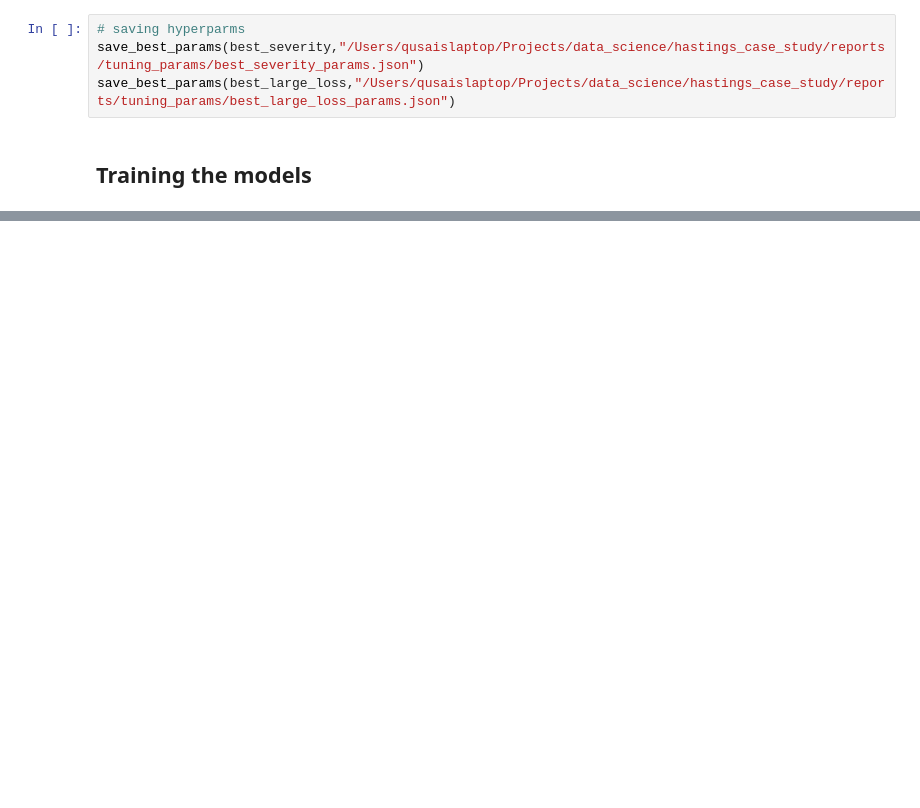
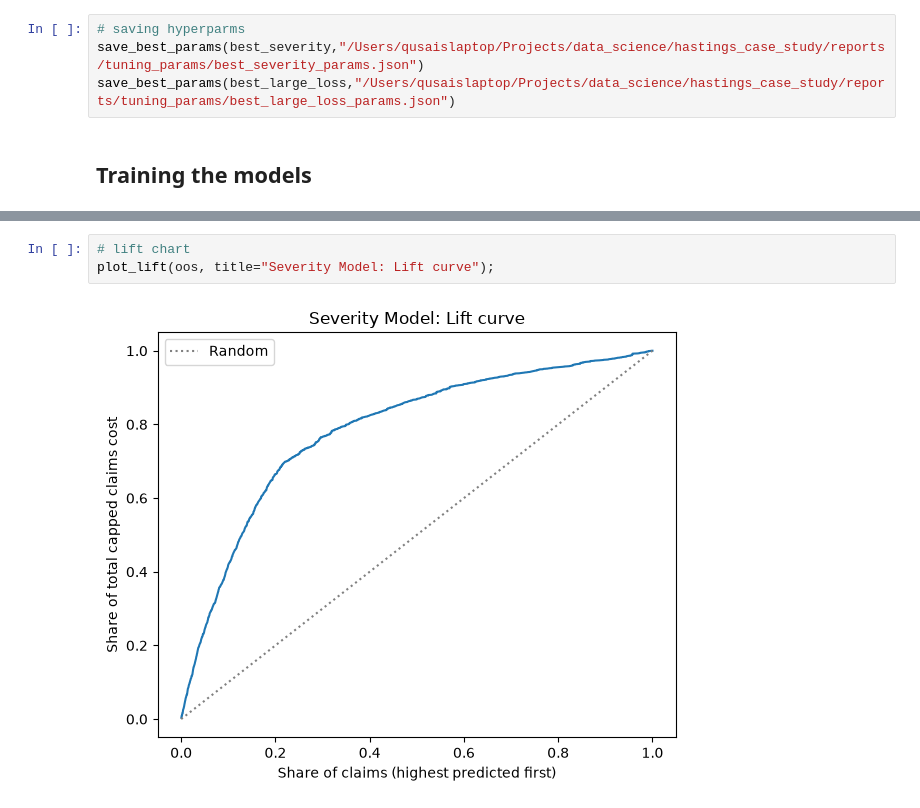
Before and after one commit to qusai238/fnol_modelling, a Jupyter notebook: notebooks/fnol_analysis.ipynb, the cells around one changed output, grey strips where cells are left out. Drawn from its saved outputs; the diff is of its cells as text; blank space fills up the shorter version.

```diff
--- a/notebooks/fnol_analysis.ipynb
+++ b/notebooks/fnol_analysis.ipynb
@@ -536,0 +582,5 @@ Name: gain_share, dtype: float64
+# %%
+# lift chart
+plot_lift(oos, title="Severity Model: Lift curve");
+# %% [output]
+[figure, added]
```
Also changed, not shown: parts of 45 cells of this notebook, 6 other files.
